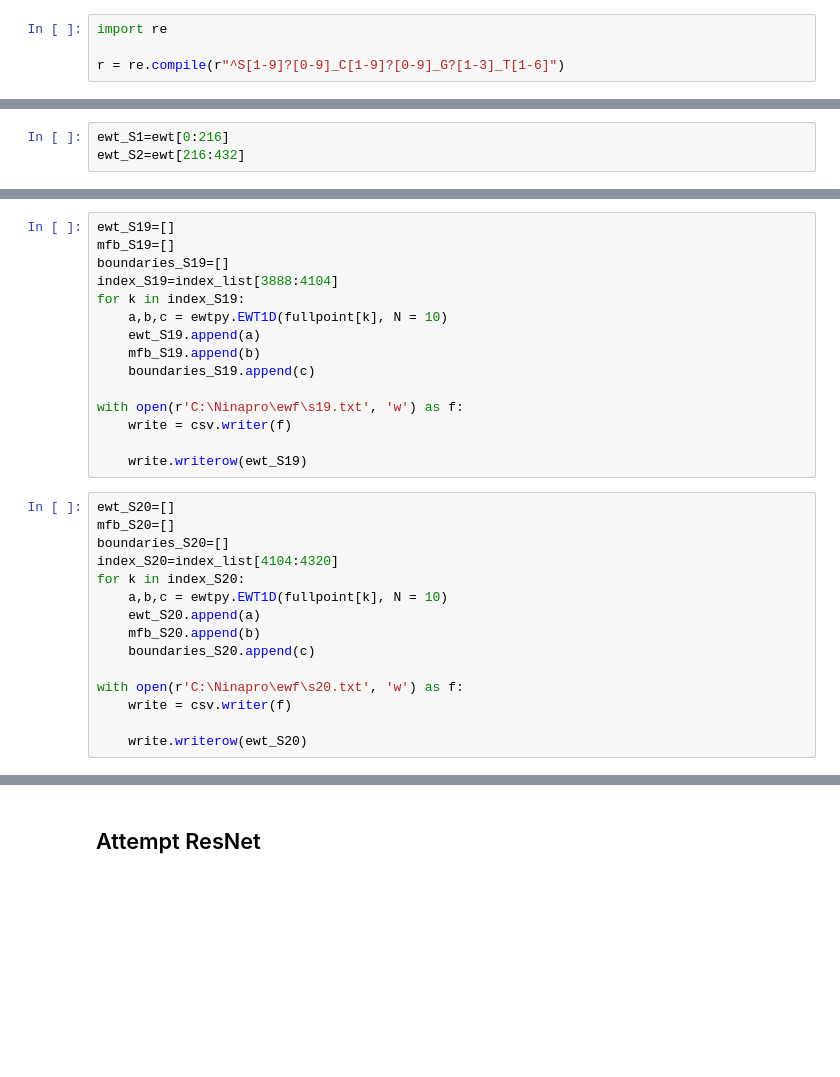
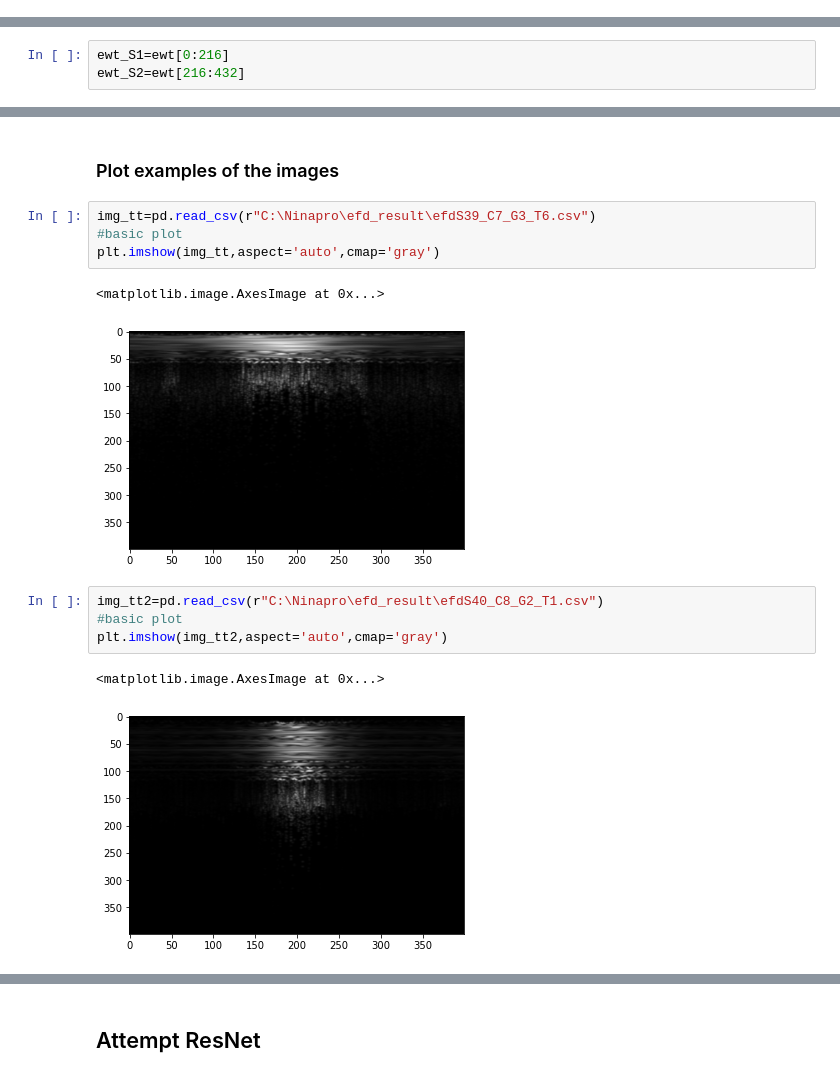
Before and after one commit to chenkecoco1/EMG_Analysis, a Jupyter notebook: EWT & EFD.ipynb, the cells around one changed output, grey strips where cells are left out. Drawn from its saved outputs; the diff is of its cells as text; blank space fills up the shorter version.

```diff
--- a/EWT & EFD.ipynb
+++ b/EWT & EFD.ipynb
@@ -399,4 +385,0 @@ pieces[0]
-# %%
-import re
-
-r = re.compile(r"^S[1-9]?[0-9]_C[1-9]?[0-9]_G?[1-3]_T[1-6]")
@@ -744,30 +435,16 @@ with open(r'C:\Ninapro\ewf\s18.txt', 'w') as f:
-# %%
-ewt_S19=[]
-mfb_S19=[]
-boundaries_S19=[]
-index_S19=index_list[3888:4104]
-for k in index_S19:
-    a,b,c = ewtpy.EWT1D(fullpoint[k], N = 10)
-    ewt_S19.append(a)
-    mfb_S19.append(b)
-    boundaries_S19.append(c)
-
-with open(r'C:\Ninapro\ewf\s19.txt', 'w') as f:
-    write = csv.writer(f)
-
-    write.writerow(ewt_S19)
-# %%
-ewt_S20=[]
-mfb_S20=[]
-boundaries_S20=[]
-index_S20=index_list[4104:4320]
-for k in index_S20:
-    a,b,c = ewtpy.EWT1D(fullpoint[k], N = 10)
-    ewt_S20.append(a)
-    mfb_S20.append(b)
-    boundaries_S20.append(c)
-
-with open(r'C:\Ninapro\ewf\s20.txt', 'w') as f:
-    write = csv.writer(f)
-
-    write.writerow(ewt_S20)
+# %% [markdown]
+### Plot examples of the images
+# %%
+img_tt=pd.read_csv(r"C:\Ninapro\efd_result\efdS39_C7_G3_T6.csv")
+#basic plot
+plt.imshow(img_tt,aspect='auto',cmap='gray')
+# %% [output]
+<matplotlib.image.AxesImage at 0x...>
+[figure, added]
+# %%
+img_tt2=pd.read_csv(r"C:\Ninapro\efd_result\efdS40_C8_G2_T1.csv")
+#basic plot
+plt.imshow(img_tt2,aspect='auto',cmap='gray')
+# %% [output]
+<matplotlib.image.AxesImage at 0x...>
+[figure, added]
```
Also changed, not shown: parts of 35 cells of this notebook.
